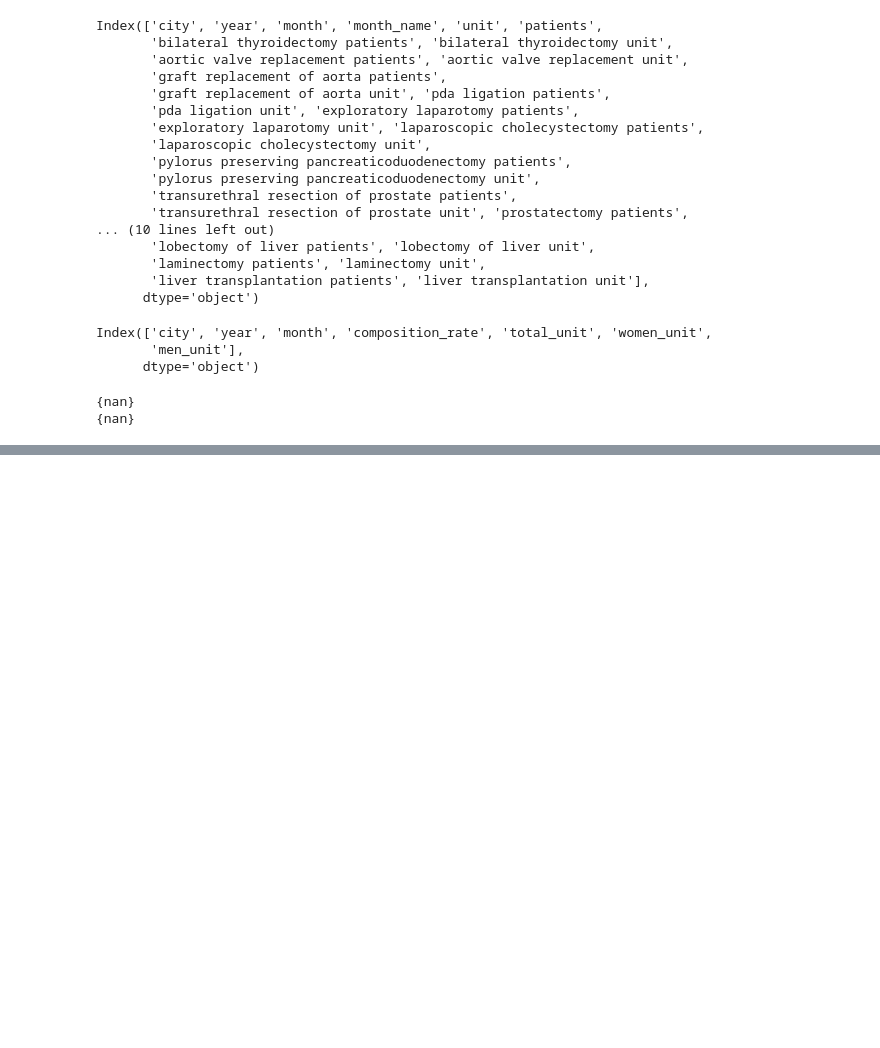
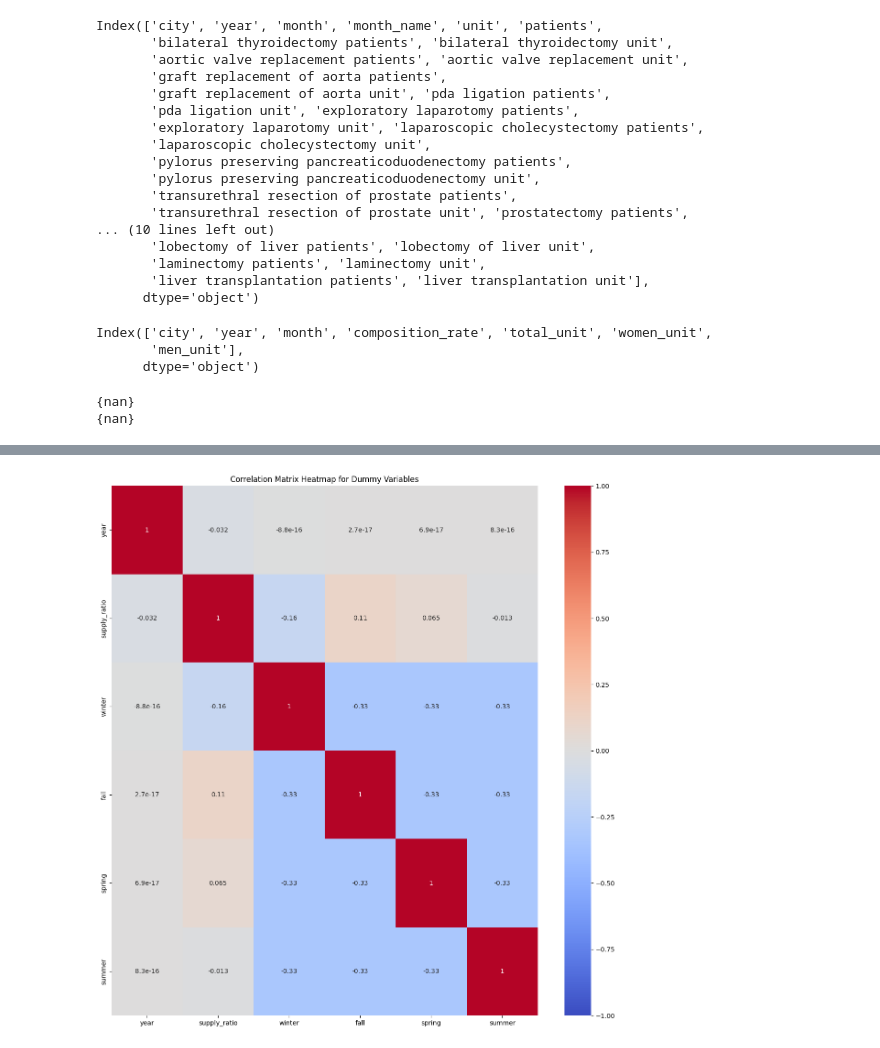
Before and after one commit to hunkim98/korea_blood_data, a Jupyter notebook: model/linear.ipynb, the cells around one changed output, grey strips where cells are left out. Cells and saved outputs as stored; diff of their text form; code cells hidden in the pictures; blank space fills up the shorter version.

Commit message:
Create model for checking data variable influence

```diff
--- a/model/linear.ipynb
+++ b/model/linear.ipynb
@@ -54,0 +156,28 @@ print(set(events_cities) - set(supply_cities))
+# %%
+df_w_city["season"] = df_w_city["month"].astype(str).map(seasion_map)
+# %%
+df_w_city["season"].isnull().sum()
+
+# create a dummy variable for season
+df_w_season = pd.get_dummies(df_w_city, columns=["season"], prefix="", prefix_sep="")
+# %%
+seasons = df_w_city["season"].unique()
+# %%
+df_w_season.columns
+# make cities to int value
+df_w_season[cities] = df_w_season[cities].astype(int)
+
+df_w_season[seasons] = df_w_season[seasons].astype(int)
+# %%
+import seaborn as sns
+
+# plot the correlation matrix
+df_w_season_corr = df_w_season[["year", "supply_ratio"] + seasons.tolist()].corr()
+
+# Plot the heatmap
+plt.figure(figsize=(15, 15))
+sns.heatmap(df_w_season_corr, annot=True, cmap='coolwarm', vmin=-1, vmax=1)
+plt.title('Correlation Matrix Heatmap for Dummy Variables')
+plt.show()
+# %% [output]
+[figure, added]
```
Also changed, not shown: parts of 32 cells of this notebook, 2 other files.
